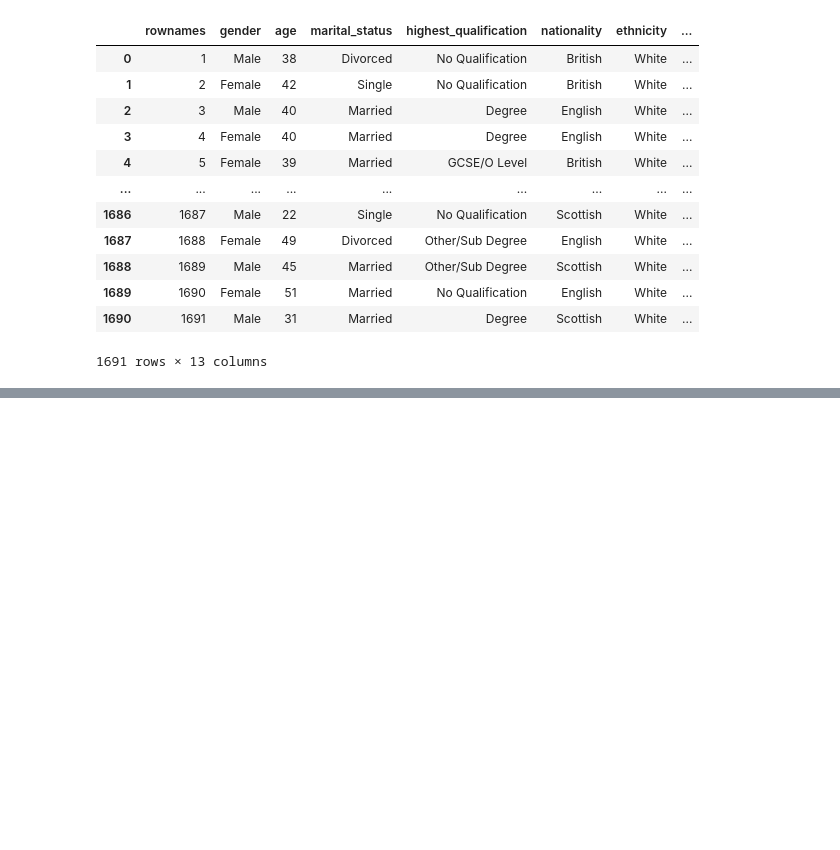
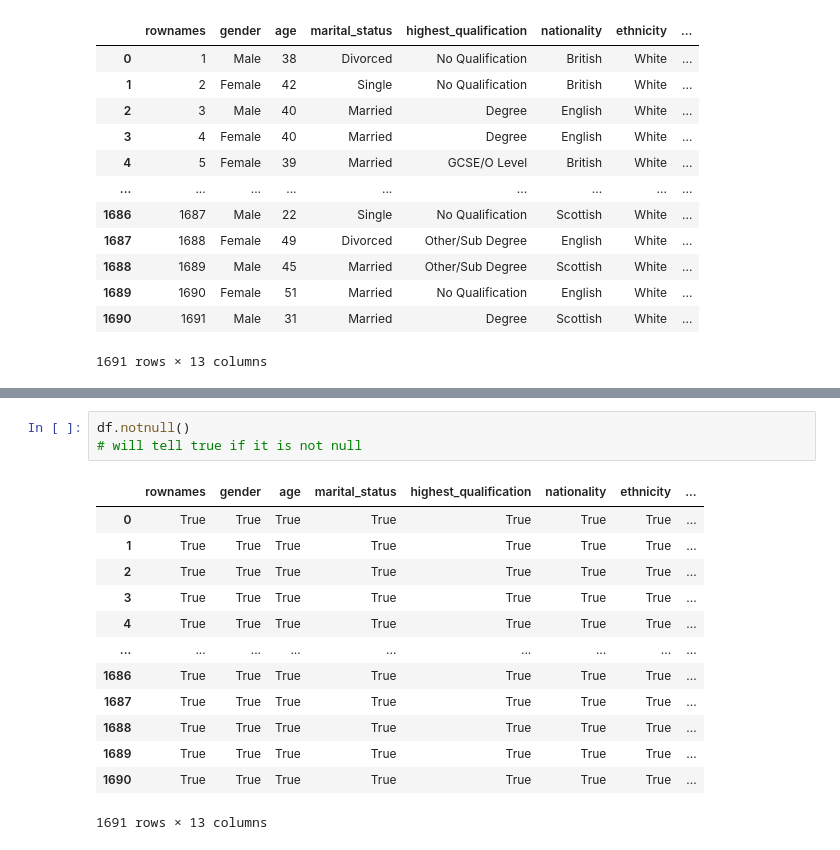
Before and after one commit to GeetAvaneesh/Exploratory-Data-Analytics-project-on-smoking-data-set-22BDS0343, a Jupyter notebook: 22BDS0343_EDA_Theory_GeetAvaneesh.ipynb, the cells around one changed output, grey strips where cells are left out. Drawn from its saved outputs; the diff is of its cells as text; blank space fills up the shorter version.

```diff
--- a/22BDS0343_EDA_Theory_GeetAvaneesh.ipynb
+++ b/22BDS0343_EDA_Theory_GeetAvaneesh.ipynb
@@ -33,0 +236,17 @@ df
+# %%
+df.notnull()
+# will tell true if it is not null
+# %% [output]
+|  | rownames | gender | age | marital_status | highest_qualification | nationality | ethnicity | ... |
+| 0 | True | True | True | True | True | True | True | ... |
+| 1 | True | True | True | True | True | True | True | ... |
+| 2 | True | True | True | True | True | True | True | ... |
+| 3 | True | True | True | True | True | True | True | ... |
+| 4 | True | True | True | True | True | True | True | ... |
+| ... | ... | ... | ... | ... | ... | ... | ... | ... |
+| 1686 | True | True | True | True | True | True | True | ... |
+| 1687 | True | True | True | True | True | True | True | ... |
+| 1688 | True | True | True | True | True | True | True | ... |
+| 1689 | True | True | True | True | True | True | True | ... |
+| 1690 | True | True | True | True | True | True | True | ... |
+1691 rows × 13 columns
```
Also changed, not shown: parts of 48 cells of this notebook.
